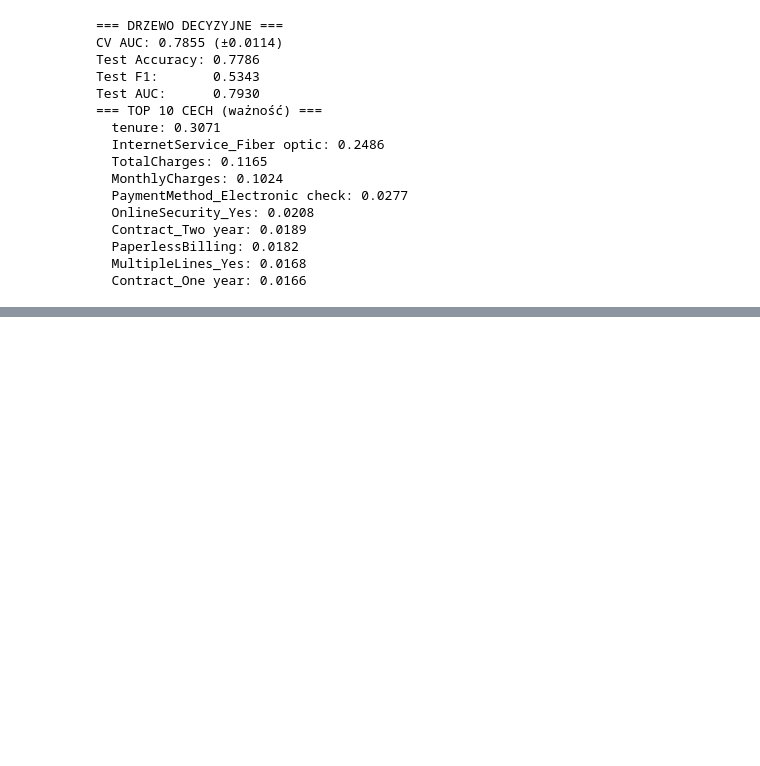
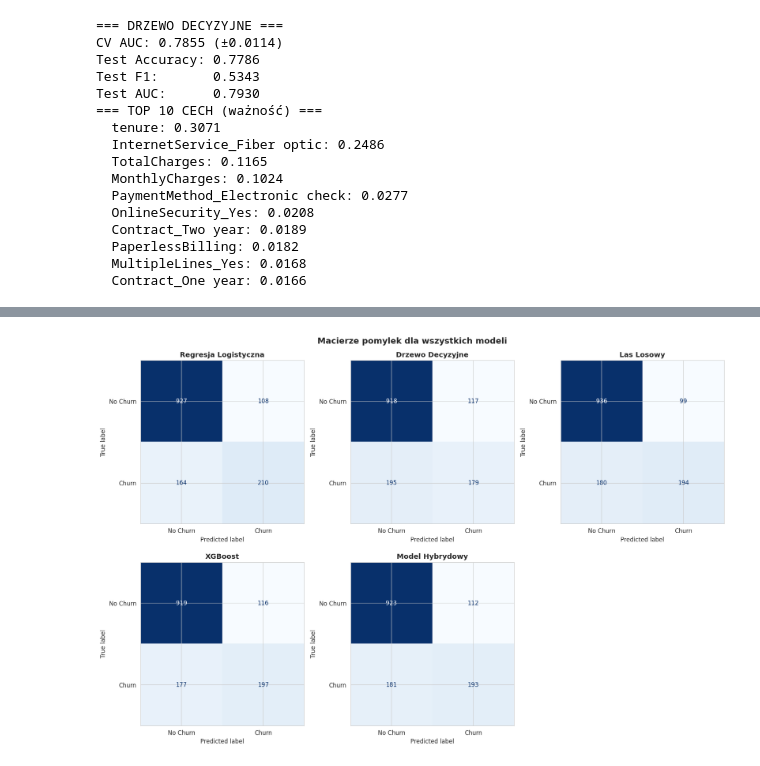
Before and after one commit to fmich7/nba-cluster-analysis, a Jupyter notebook: projekt2/telco_churn_analysis_updated.ipynb, the cells around one changed output, grey strips where cells are left out. Cells and saved outputs as stored; diff of their text form; code cells hidden in the pictures; blank space fills up the shorter version.

```diff
--- a/projekt2/telco_churn_analysis_updated.ipynb
+++ b/projekt2/telco_churn_analysis_updated.ipynb
@@ -565,0 +801,26 @@ plt.show()
+# %%
+from sklearn.metrics import confusion_matrix, ConfusionMatrixDisplay
+
+fig, axes = plt.subplots(2, 3, figsize=(15, 10))
+model_preds = [
+    ('Regresja Logistyczna', lr_pred),
+    ('Drzewo Decyzyjne', dt_pred),
+    ('Las Losowy', rf_pred),
+    ('XGBoost', xgb_pred),
+    ('Model Hybrydowy', hybrid_pred)
+]
+
+for idx, (name, preds) in enumerate(model_preds):
+    ax = axes[idx // 3, idx % 3]
+    cm = confusion_matrix(y_test, preds)
+    disp = ConfusionMatrixDisplay(cm, display_labels=['No Churn', 'Churn'])
+    disp.plot(ax=ax, cmap='Blues', colorbar=False, values_format='d')
+    ax.set_title(name, fontweight='bold')
+
+axes[1, 2].axis('off')
+plt.suptitle('Macierze pomylek dla wszystkich modeli', fontsize=14, fontweight='bold')
+plt.tight_layout()
+plt.savefig('output/confusion_matrices.png', dpi=150, bbox_inches='tight')
+plt.show()
+# %% [output]
+[figure, added]
```
Also changed, not shown: parts of 23 cells of this notebook, 6 other files.
